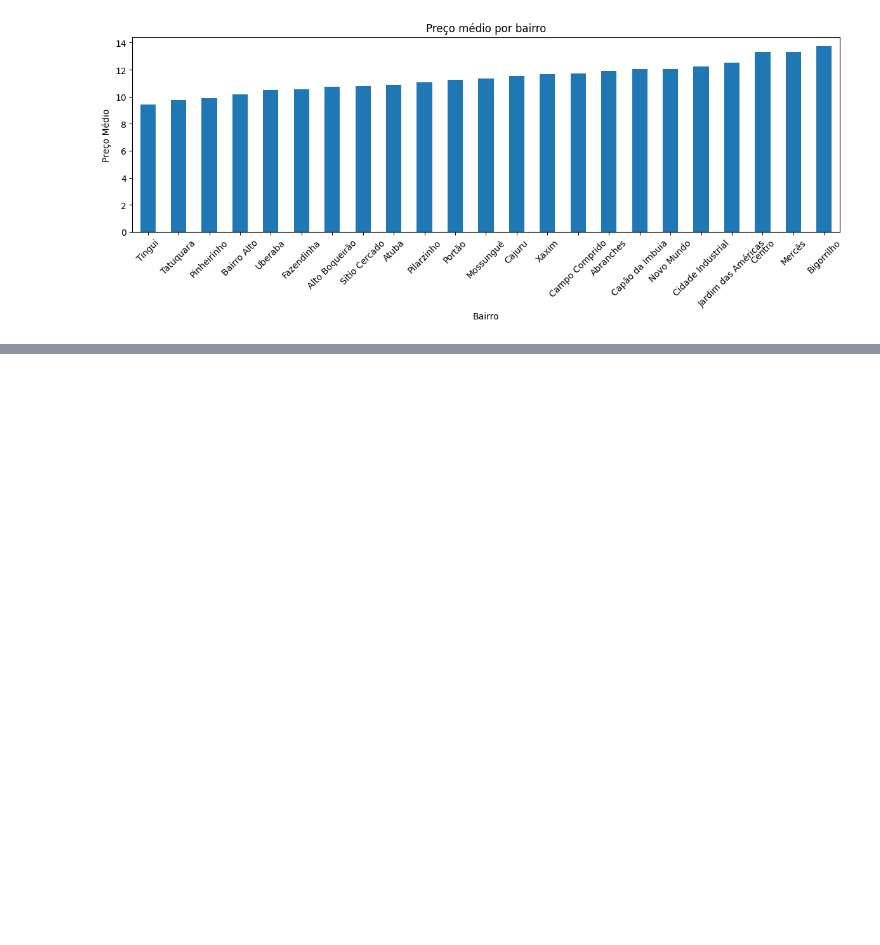
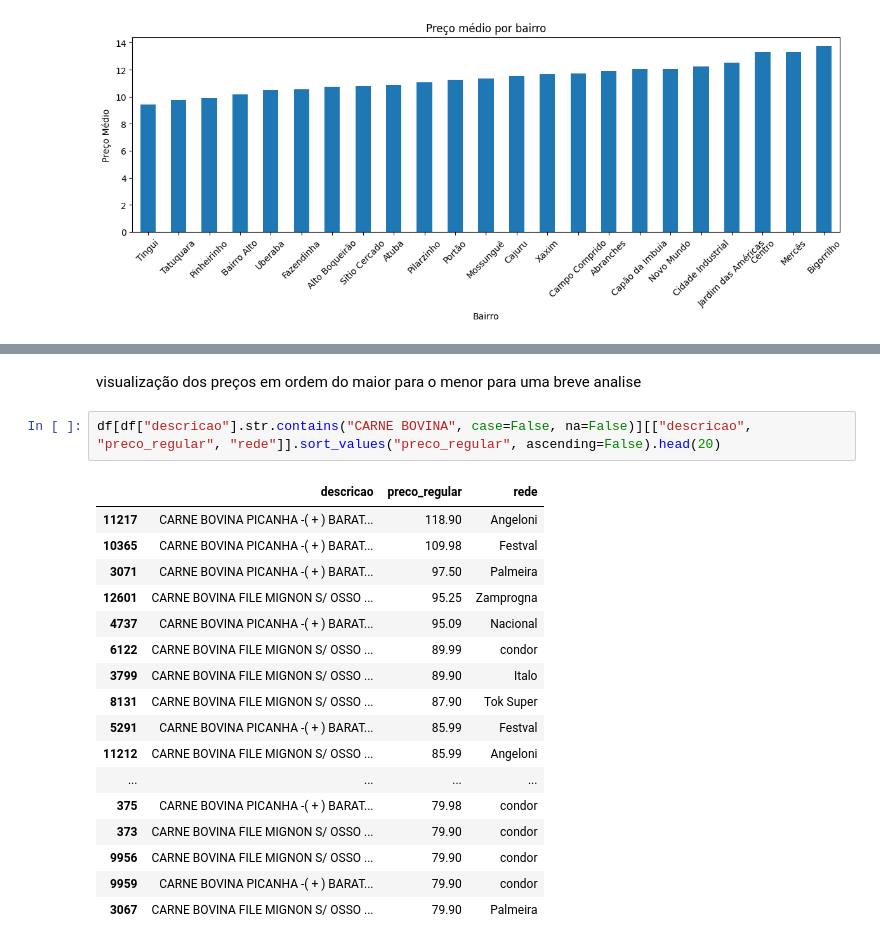
Before and after one commit to brenorodrigues77/analise_de_vendas, a Jupyter notebook: analise_dos_dados.ipynb, the cells around one changed output, grey strips where cells are left out. Drawn from its saved outputs; the diff is of its cells as text; blank space fills up the shorter version.

```diff
--- a/analise_dos_dados.ipynb
+++ b/analise_dos_dados.ipynb
@@ -38,0 +79,22 @@ plt.show()
+# %% [markdown]
+visualização dos preços em ordem do maior para o menor para uma breve analise
+# %%
+df[df["descricao"].str.contains("CARNE BOVINA", case=False, na=False)][["descricao", "preco_regular", "rede"]].sort_values("preco_regular", ascending=False).head(20)
+# %% [output]
+|  | descricao | preco_regular | rede |
+| 11217 | CARNE BOVINA PICANHA -( + ) BARAT... | 118.90 | Angeloni |
+| 10365 | CARNE BOVINA PICANHA -( + ) BARAT... | 109.98 | Festval |
+| 3071 | CARNE BOVINA PICANHA -( + ) BARAT... | 97.50 | Palmeira |
+| 12601 | CARNE BOVINA FILE MIGNON S/ OSSO ... | 95.25 | Zamprogna |
+| 4737 | CARNE BOVINA PICANHA -( + ) BARAT... | 95.09 | Nacional |
+| 6122 | CARNE BOVINA FILE MIGNON S/ OSSO ... | 89.99 | condor |
+| 3799 | CARNE BOVINA FILE MIGNON S/ OSSO ... | 89.90 | Italo |
+| 8131 | CARNE BOVINA FILE MIGNON S/ OSSO ... | 87.90 | Tok Super |
+| 5291 | CARNE BOVINA PICANHA -( + ) BARAT... | 85.99 | Festval |
+| 11212 | CARNE BOVINA FILE MIGNON S/ OSSO ... | 85.99 | Angeloni |
+| ... | ... | ... | ... |
+| 375 | CARNE BOVINA PICANHA -( + ) BARAT... | 79.98 | condor |
+| 373 | CARNE BOVINA FILE MIGNON S/ OSSO ... | 79.90 | condor |
+| 9956 | CARNE BOVINA FILE MIGNON S/ OSSO ... | 79.90 | condor |
+| 9959 | CARNE BOVINA PICANHA -( + ) BARAT... | 79.90 | condor |
+| 3067 | CARNE BOVINA FILE MIGNON S/ OSSO ... | 79.90 | Palmeira |
```
Also changed, not shown: parts of 5 cells of this notebook.
